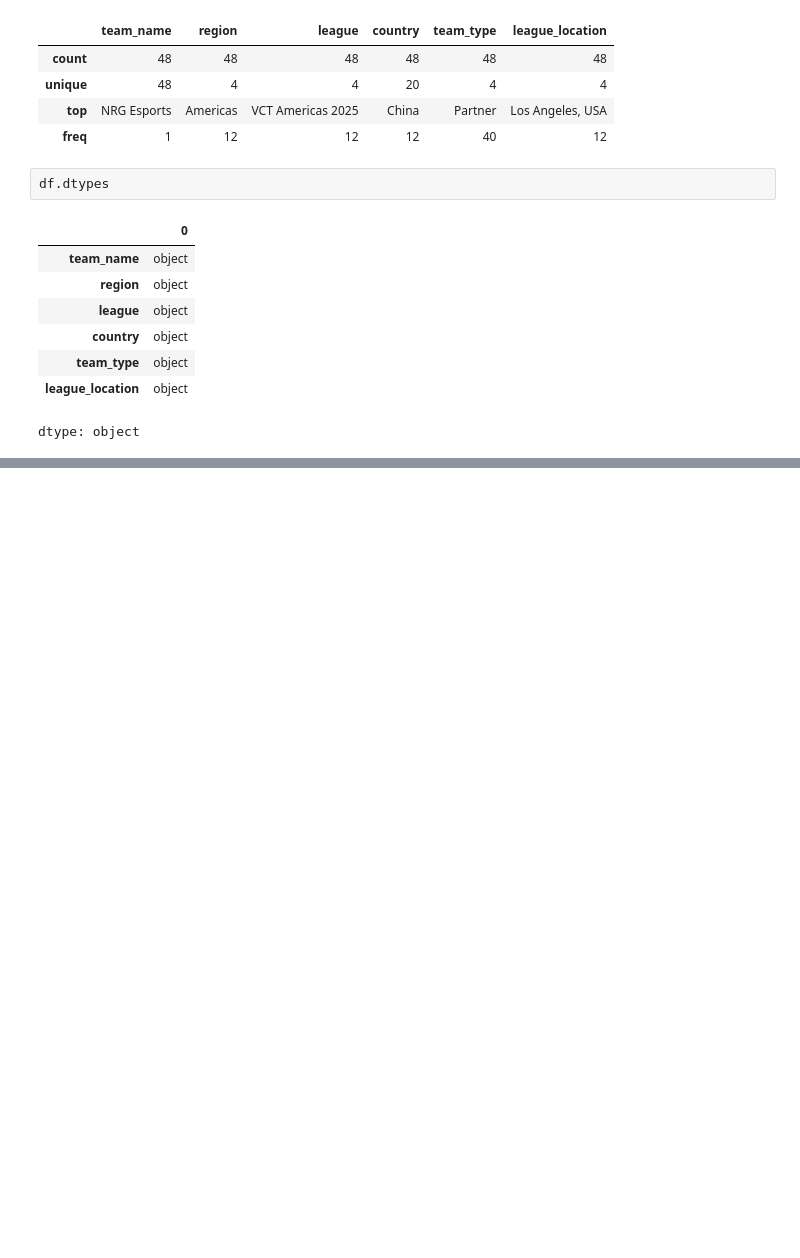
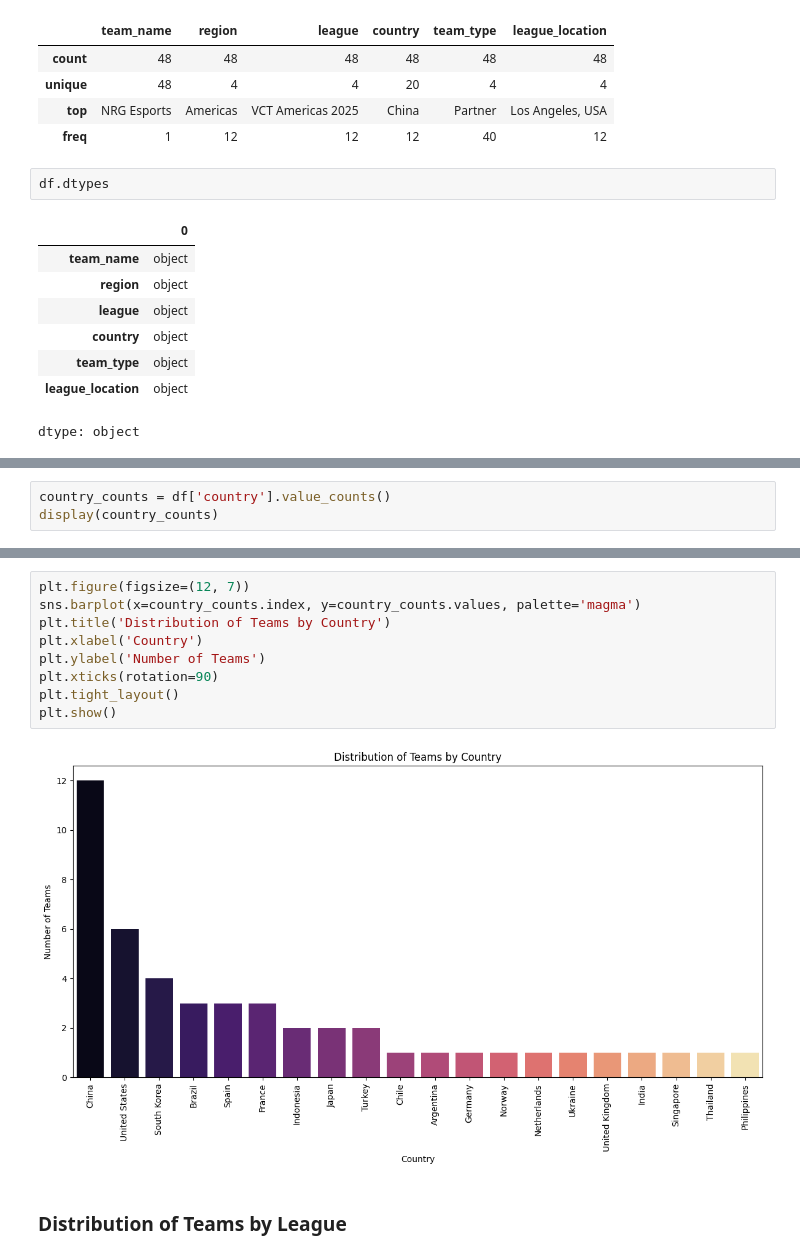
Before and after one commit to kxrrym03/VALORANT-Champions-Tour-2025, a Jupyter notebook: VALORANT_champions_2025.ipynb, the cells around one changed output, grey strips where cells are left out. Cells and saved outputs as stored; diff of their text form; blank space fills up the shorter version.

```diff
--- a/VALORANT_champions_2025.ipynb
+++ b/VALORANT_champions_2025.ipynb
@@ -79,0 +119,3 @@ dtype: object
+# %%
+country_counts = df['country'].value_counts()
+display(country_counts)
@@ -79,0 +142,13 @@ dtype: object
+# %%
+plt.figure(figsize=(12, 7))
+sns.barplot(x=country_counts.index, y=country_counts.values, palette='magma')
+plt.title('Distribution of Teams by Country')
+plt.xlabel('Country')
+plt.ylabel('Number of Teams')
+plt.xticks(rotation=90)
+plt.tight_layout()
+plt.show()
+# %% [output]
+[figure, added]
+# %% [markdown]
+### Distribution of Teams by League
```
Also changed, not shown: parts of 29 cells of this notebook.
